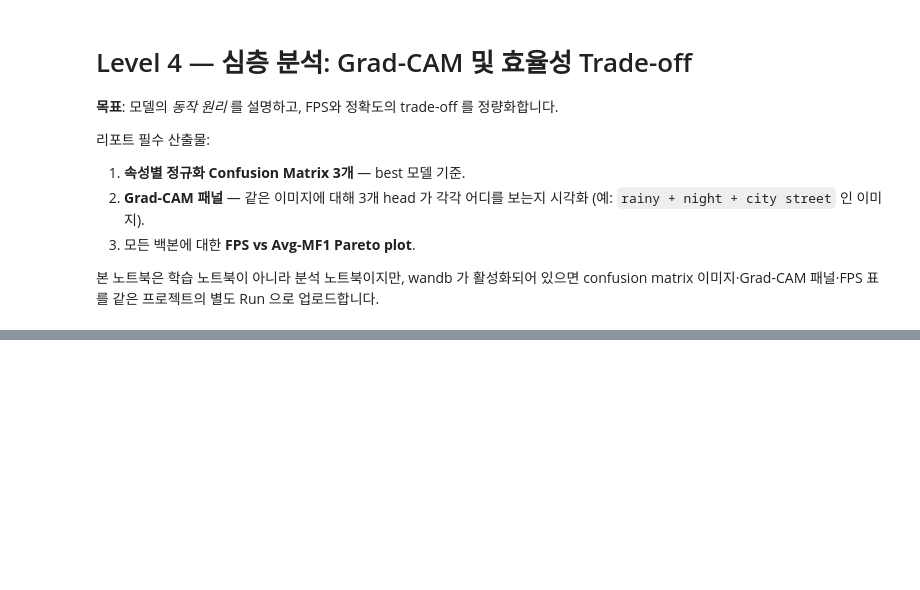
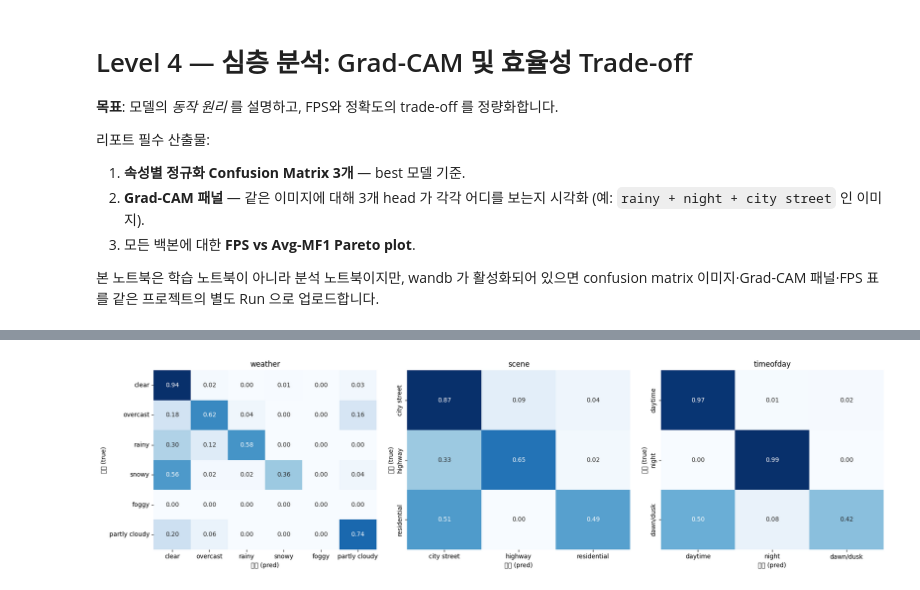
Before and after one commit to min0712-cdl/HYU-AUE8088-PA2, a Jupyter notebook: notebooks/level4_xai_efficiency.ipynb, the cells around one changed output, grey strips where cells are left out. Drawn from its saved outputs; the diff is of its cells as text; code cells hidden in the pictures; blank space fills up the shorter version.

Commit message:
Complete evaluation and reproducibility workflow

```diff
--- a/notebooks/level4_xai_efficiency.ipynb
+++ b/notebooks/level4_xai_efficiency.ipynb
@@ -26,7 +26,8 @@ else:
 from google.colab import drive
 drive.mount("/content/drive")
 
-CHECKPOINT_DIR = "/content/drive/MyDrive/AUE8088_PA2/checkpoints"
+ARTIFACT_ROOT = os.environ.get("AUE8088_ARTIFACT_ROOT", "/content/drive/MyDrive/AUE8088_PA2")
+CHECKPOINT_DIR = os.path.join(ARTIFACT_ROOT, "checkpoints")
 os.makedirs(CHECKPOINT_DIR, exist_ok=True)
 
 %load_ext autoreload
@@ -55,9 +58,12 @@ from src.models.vit import vit_small_patch16_224
 set_seed(42, deterministic=True)
 device = torch.device("cuda" if torch.cuda.is_available() else "cpu")
 # %%
-import wandb; wandb.login()   # API key 입력
+USE_WANDB = False
+if USE_WANDB:
+    import wandb
+    wandb.login()
 
-WANDB_PROJECT = "aue8088-pa2"   # 비활성화하려면 None
+WANDB_PROJECT = "aue8088-pa2" if USE_WANDB else None
 logger = WandbLogger(project=WANDB_PROJECT, run_name="level4-analysis", tags=["level4", "analysis"])
 # %%
 # --- 데이터셋 자동 다운로드 (Google Drive) ---------------------------------
@@ -103,20 +118,26 @@ print(
 # %%
 # 속성별 정규화 Confusion Matrix 생성 및 시각화
 preds, probs, targets, _ = collect_predictions(model, val_loader, device)
-cms = confusion_matrices(preds, targets, normalize="true")
+report = evaluation_report(preds, probs, targets)
+print_evaluation_report(report, title="Level 4 - Level 3 best model")
+logger.log_evaluation("analysis", report)
+cms = report["confusion_matrices"]
 
 fig, axes = plt.subplots(1, 3, figsize=(18, 5))
 for ax, a in zip(axes, ATTRIBUTES):
     sns.heatmap(cms[a], annot=True, fmt=".2f", cmap="Blues", ax=ax, cbar=False,
                 xticklabels=CLASS_NAMES[a], yticklabels=CLASS_NAMES[a])
     ax.set_title(f"{a}")
     ax.set_xlabel("예측 (pred)"); ax.set_ylabel("정답 (true)")
 fig.tight_layout()
 logger.log_image("analysis/confusion_matrices", fig)
+plt.show()
 
 # 속성별 개별 confusion matrix 도 분리해서 업로드
 for a in ATTRIBUTES:
     logger.log_confusion_matrix(f"analysis/cm_{a}", cms[a], CLASS_NAMES[a])
+# %% [output]
+[figure, added]
 # %%
 # ViT patch embedding의 14x14 feature map을 target layer로 사용.
 target_layer = model.patch_embed.proj
```
Also changed, not shown: parts of 6 cells of this notebook, 8 other files.
